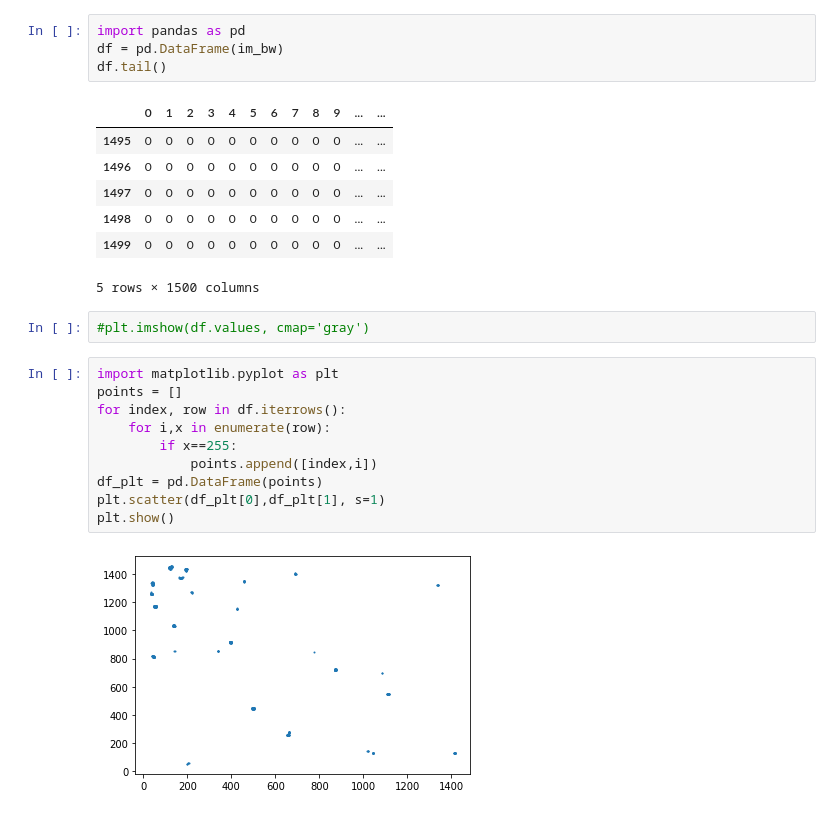
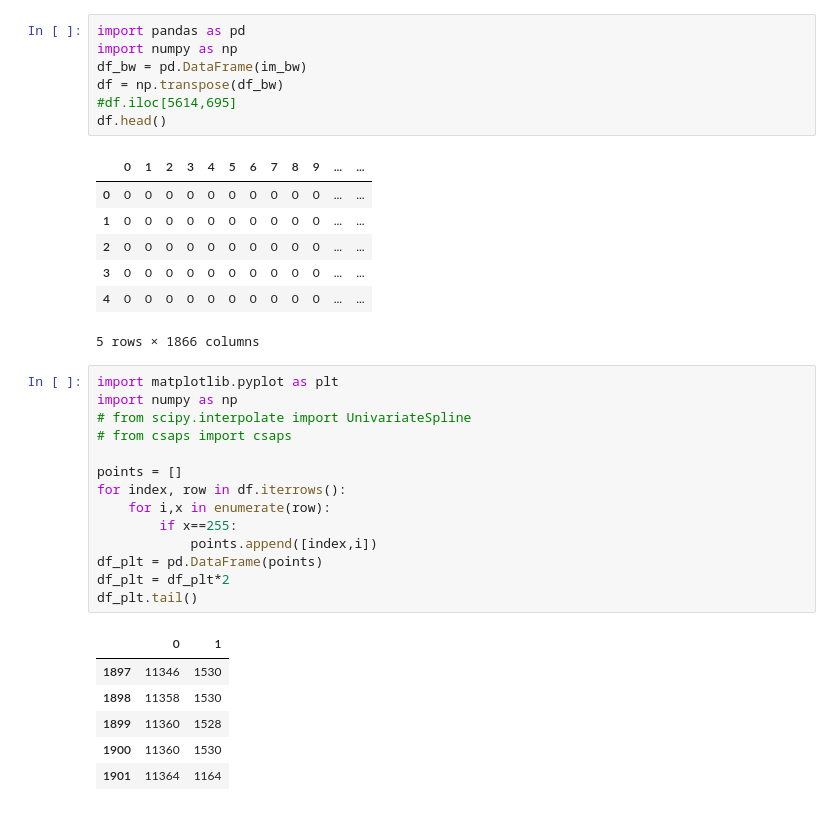
Before and after one commit to dinhtuanphan/RealtimeObjectTracking, a Jupyter notebook: countObjects.ipynb, the cells around one changed output. Drawn from its saved outputs; the diff is of its cells as text.

```diff
--- a/countObjects.ipynb
+++ b/countObjects.ipynb
@@ -39,26 +44,36 @@ imshow(im_bw, cmap='gray')
 # %%
 import pandas as pd
-df = pd.DataFrame(im_bw)
-df.tail()
+import numpy as np
+df_bw = pd.DataFrame(im_bw)
+df = np.transpose(df_bw)
+#df.iloc[5614,695]
+df.head()
 # %% [output]
 |  | 0 | 1 | 2 | 3 | 4 | 5 | 6 | 7 | 8 | 9 | ... | ... |
-| 1495 | 0 | 0 | 0 | 0 | 0 | 0 | 0 | 0 | 0 | 0 | ... | ... |
-| 1496 | 0 | 0 | 0 | 0 | 0 | 0 | 0 | 0 | 0 | 0 | ... | ... |
-| 1497 | 0 | 0 | 0 | 0 | 0 | 0 | 0 | 0 | 0 | 0 | ... | ... |
-| 1498 | 0 | 0 | 0 | 0 | 0 | 0 | 0 | 0 | 0 | 0 | ... | ... |
-| 1499 | 0 | 0 | 0 | 0 | 0 | 0 | 0 | 0 | 0 | 0 | ... | ... |
+| 0 | 0 | 0 | 0 | 0 | 0 | 0 | 0 | 0 | 0 | 0 | ... | ... |
+| 1 | 0 | 0 | 0 | 0 | 0 | 0 | 0 | 0 | 0 | 0 | ... | ... |
+| 2 | 0 | 0 | 0 | 0 | 0 | 0 | 0 | 0 | 0 | 0 | ... | ... |
+| 3 | 0 | 0 | 0 | 0 | 0 | 0 | 0 | 0 | 0 | 0 | ... | ... |
+| 4 | 0 | 0 | 0 | 0 | 0 | 0 | 0 | 0 | 0 | 0 | ... | ... |
-5 rows × 1500 columns
+5 rows × 1866 columns
-# %%
-#plt.imshow(df.values, cmap='gray')
 # %%
 import matplotlib.pyplot as plt
+import numpy as np
+# from scipy.interpolate import UnivariateSpline
+# from csaps import csaps
+
 points = []
 for index, row in df.iterrows():
     for i,x in enumerate(row):
         if x==255:
             points.append([index,i])
 df_plt = pd.DataFrame(points)
-plt.scatter(df_plt[0],df_plt[1], s=1)
-plt.show()
+df_plt = df_plt*2
+df_plt.tail()
 # %% [output]
-[figure, removed]
+|  | 0 | 1 |
+| 1897 | 11346 | 1530 |
+| 1898 | 11358 | 1530 |
+| 1899 | 11360 | 1528 |
+| 1900 | 11360 | 1530 |
+| 1901 | 11364 | 1164 |
```
Also changed, not shown: parts of 9 cells of this notebook, 1 other file.
